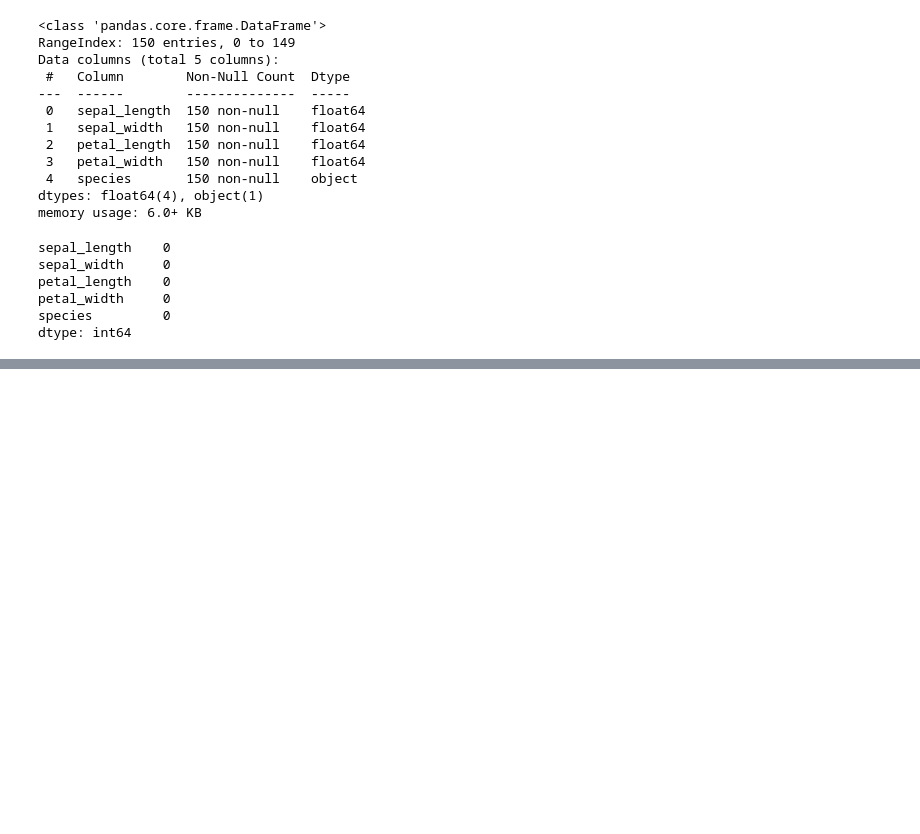
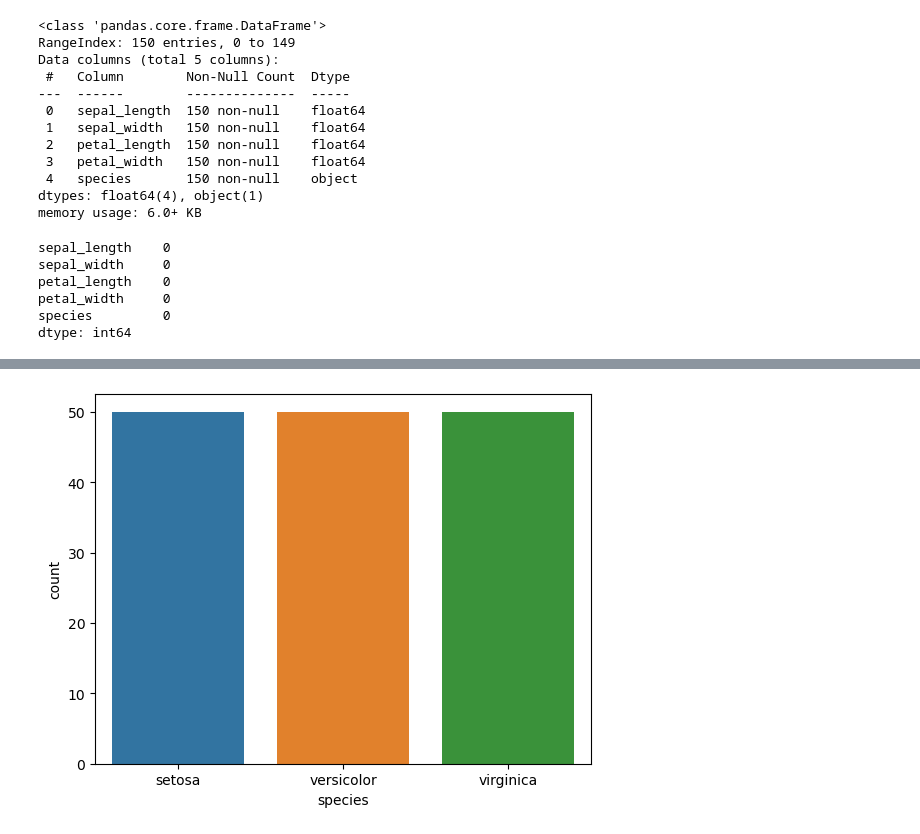
Before and after one commit to aumpanara-art/Iris-Classification, a Jupyter notebook: Iris Classification.ipynb, the cells around one changed output, grey strips where cells are left out. Saved outputs shown, nothing was run; the diff lists cells and outputs as text; code cells hidden in the pictures; blank space fills up the shorter version.

```diff
--- a/Iris Classification.ipynb
+++ b/Iris Classification.ipynb
@@ -114,0 +130,5 @@ dtype: int64
+# %%
+sns.countplot(x=df.species , hue=df.species)
+plt.show()
+# %% [output]
+[figure, added]
```
Also changed, not shown: parts of 3 cells of this notebook.
